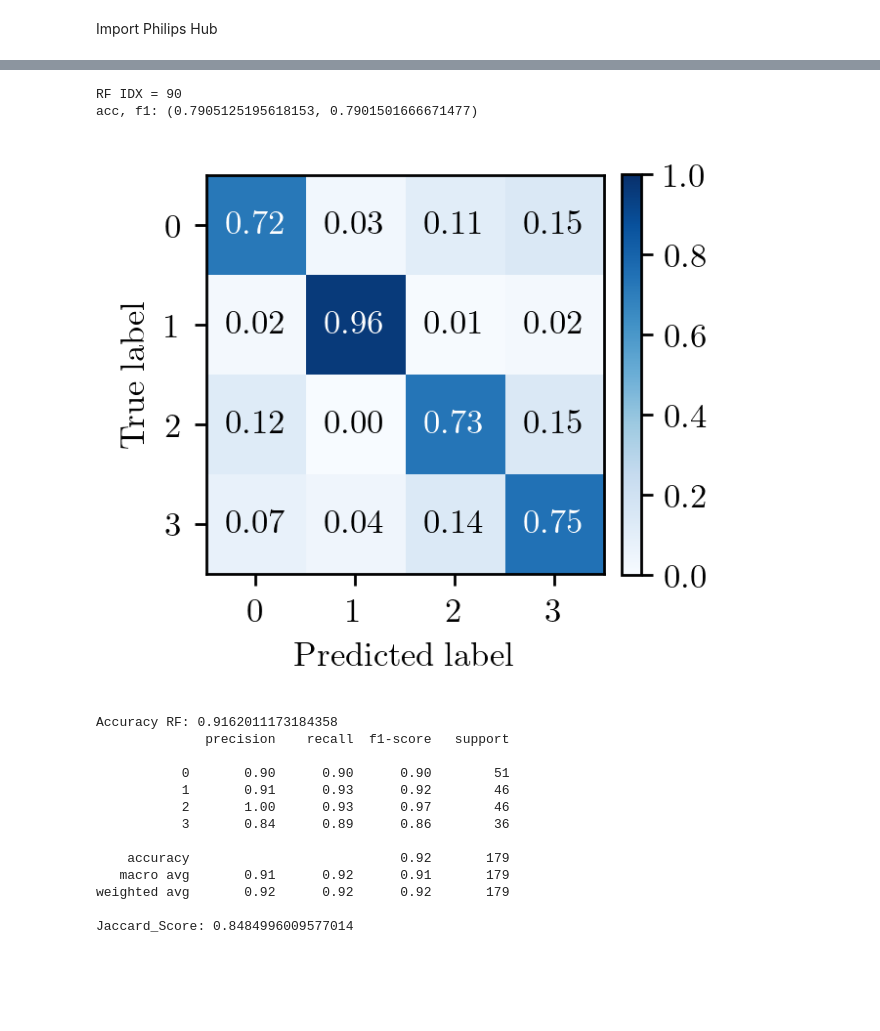
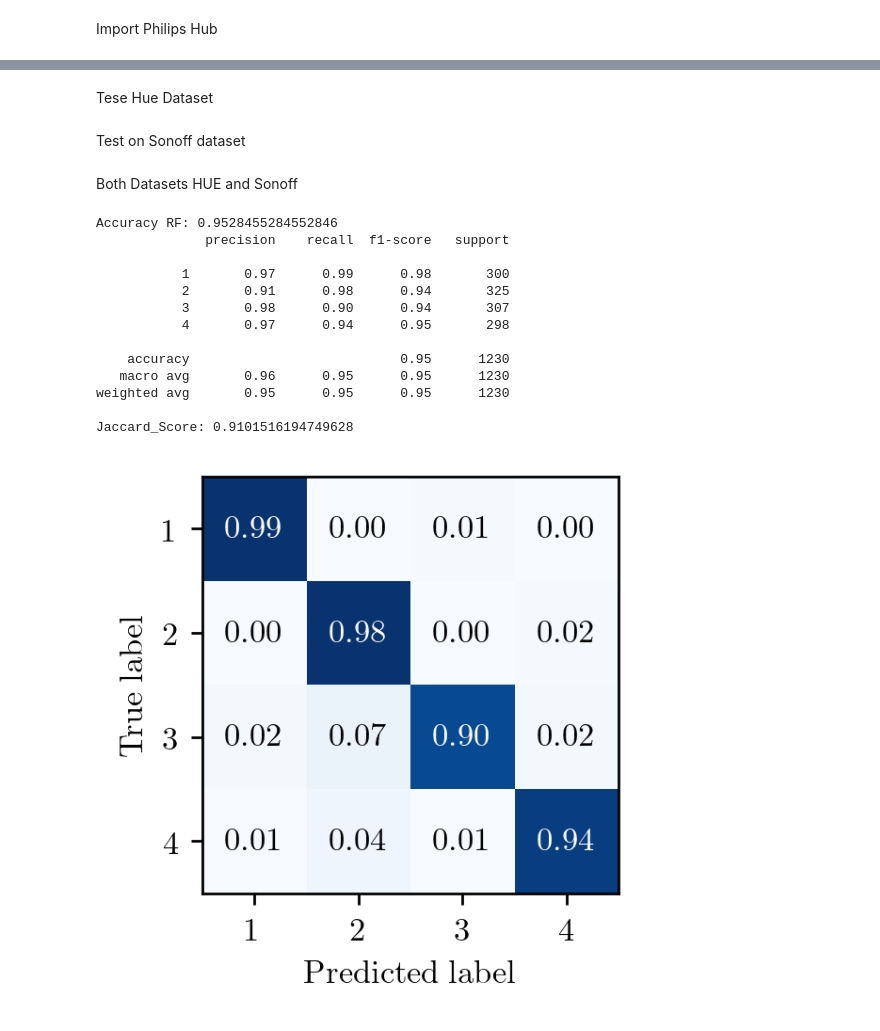
Before and after one commit to antonio-boiano/hass_forensic_component, a Jupyter notebook: ml.ipynb, the cells around one changed output, grey strips where cells are left out. Cells and saved outputs as stored; diff of their text form; code cells hidden in the pictures; blank space fills up the shorter version.

```diff
--- a/ml.ipynb
+++ b/ml.ipynb
@@ -47,6 +47,7 @@ UNLABLED_TRAFFIC = 4
 RND_STATE = 42
 
 DEBUG = 1
+RMV_GATEWAY=1
 # %%
 #Function Definition for Dataset
 
@@ -57,6 +58,8 @@ def data_balance(df,is_over=0):
     from collections import Counter
     train_res = None
     labels = None
+    if is_over is None:
+        return df, df.addr
     if is_over:
         #OverSampling
         resampler = RandomOverSampler(random_state=42)
@@ -268,7 +271,7 @@ Plot Helpers
 # %%
 
 import matplotlib.pyplot as plt
-def plot_confusion_matrix(y_true, y_pred, normalize=False, cmap=plt.cm.Blues, classes=['$\it{True}$','$\it{False}$'],ax=None,fig=None):
+def plot_confusion_matrix(y_true, y_pred, normalize=False, cmap=plt.cm.Blues, classes=['$\it{True}$','$\it{False}$'],ax=None,fig=None, savename='cm'):
 
     """
     Plot confusion matrix.
@@ -292,8 +295,8 @@ def plot_confusion_matrix(y_true, y_pred, normalize=False, cmap=plt.cm.Blues, cl
     im = ax.imshow(cm, interpolation='nearest', cmap=cmap, clim=(0,1))
 
     # Print the side Bar
-    cbar = ax.figure.colorbar(im, ax=ax, fraction=0.046, pad=0.04)
-    cbar.ax.tick_params()
+    #cbar = ax.figure.colorbar(im, ax=ax, fraction=0.046, pad=0.04)
+    #cbar.ax.tick_params()
 
 
     ax.set(xticks=np.arange(cm.shape[1]),
@@ -329,7 +332,7 @@ def plot_confusion_matrix(y_true, y_pred, normalize=False, cmap=plt.cm.Blues, cl
 
     # Make a smaller and tighter version of the plot
     #fig.tight_layout()
-
+    plt.savefig(f"/home/antonio/Documents/Papers Pictures/HomeSniff/{savename}.pdf", format="pdf", bbox_inches='tight')
     plt.show()
 
     return ax
@@ -369,4 +372,5 @@ def plot_feat_bar(feat_importance,ax):
     ax.set_xlabel('$\mathrm{Features\;}$')#, fontsize=14)
 
     #fig.tight_layout()
+
     plt.show()
@@ -564,13 +715,17 @@ df.loc[df.eval("addr==@plug_id"),'addr']=PLG_ID
 df.loc[df.eval("addr==@led_1_id"),'addr']=LED_ID
 df.loc[df.eval("addr==@led_2_id"),'addr']=LED_ID
 
-#df.loc[df.eval("not (addr==@ZB_IOTG_ID or addr==@MT_SNS_ID or addr==@PLG_ID or addr==@LED_ID)"),'addr']=ZB_IOTG_ID
-df=df.query("addr==@ZB_IOTG_ID or addr==@MT_SNS_ID or addr==@PLG_ID or addr==@LED_ID")
+df.loc[df.eval("not (addr==@ZB_IOTG_ID or addr==@MT_SNS_ID or addr==@PLG_ID or addr==@LED_ID)"),'addr']=UNLABLED_TRAFFIC
+if RMV_GATEWAY:
+    df.loc[df.eval("addr==@ZB_IOTG_ID"),'addr']=UNLABLED_TRAFFIC
+    df=df.query("addr==@MT_SNS_ID or addr==@PLG_ID or addr==@LED_ID or  addr==@UNLABLED_TRAFFIC ")
+else: df=df.query("addr==@ZB_IOTG_ID or addr==@MT_SNS_ID or addr==@PLG_ID or addr==@LED_ID or addr==@UNLABLED_TRAFFIC")
+#df=df.query("addr==@MT_SNS_ID or addr==@PLG_ID or addr==@LED_ID")
 
 if DEBUG: print(df['addr'].value_counts())
 
 #Prepare Dataset for ML
-train_df_hue , labels_hue = data_balance(df)
+train_df_hue , labels_hue = data_balance(df,1)
 
 
 train_df_hue = feat_select(train_df_hue ,train_df_sonoff.columns)
@@ -725,0 +839,2 @@ Jaccard_Score: 0.9685098020570849
+# %% [markdown]
+Tese Hue Dataset
@@ -725,0 +862,2 @@ Jaccard_Score: 0.9685098020570849
+# %% [markdown]
+Test on Sonoff dataset
@@ -726,13 +884,18 @@ Jaccard_Score: 0.9685098020570849
+# %% [markdown]
+Both Datasets HUE and Sonoff
 # %%
 train_df = pd.concat([train_df_hue,train_df_sonoff])
 labels = pd.concat([labels_hue, labels_sonoff])
 
+labels = labels.astype(int)
+
+
 train_features, test_features, train_labels, test_labels = train_test_split(train_df, labels, test_size = 0.25, random_state = 42)
 
-index_rf = 90 #9 #90
+index_rf = 61 #9 #90 #84
 
 # Solve Optimization IDX process
-#index_rf=find_idx_RF(train_df , labels, use_k_fold=False)
+#index_rf=find_idx_RF(train_df , labels, use_k_fold=True,k_fold_split=4)
 
 if DEBUG: print(f"RF IDX = {index_rf}")
 
@@ -744,51 +907,49 @@ model.fit(train_features, train_labels)
 print("acc, f1:",kfold_stats(train_df,labels,model,k_fold=10))
 
 
-actual_classes, predicted_classes, predicted_proba = kfold_predict(train_df,labels,model,k_fold=10)
+actual_classes, predicted_classes, predicted_proba = kfold_predict(train_df,labels,model,k_fold=5)
 
 fig, ax = plt.subplots(figsize=(2.3,2.3),dpi=250)
 
-plot_confusion_matrix(actual_classes,predicted_classes, normalize=True, classes=model.classes_ ,ax=ax,fig=fig)
+plot_confusion_matrix(actual_classes,predicted_classes, normalize=True, classes=model.classes_ ,ax=ax,fig=fig ,savename='mix')
 
 ## Predicted probabilities
 
 pred_prob=model.predict_proba(test_features)
 
 predictions = model.predict(test_features)
 
 
 
 # Use the forest's predict method on the test data
 print("Accuracy RF:", metrics.accuracy_score(test_labels, predictions))
 print(classification_report(test_labels, predictions))
 print("Jaccard_Score:", jaccard_score(test_labels, predictions, average='weighted'))
 
 
 fig, ax = plt.subplots(figsize=(2.3, 2.3),dpi=250)
 
-plot_confusion_matrix(test_labels,predictions, normalize=True, classes=model.classes_ ,ax=ax,fig=fig)
+plot_confusion_matrix(test_labels,predictions, normalize=True, classes=model.classes_ ,ax=ax,fig=fig, savename='good')
 
 
 ##Feature Importance
 fig, ax = plt.subplots(figsize=(3.3, 2.3),dpi=250)
 
 feat_importance=list(zip(train_features, model.feature_importances_))
 
 plot_feat_bar(feat_importance,ax)
 # %% [output]
-RF IDX = 90
-acc, f1: (0.7905125195618153, 0.7901501666671477)
+Accuracy RF: 0.9528455284552846
+              precision    recall  f1-score   support
+
+           1       0.97      0.99      0.98       300
+           2       0.91      0.98      0.94       325
+           3       0.98      0.90      0.94       307
+           4       0.97      0.94      0.95       298
+
+    accuracy                           0.95      1230
+   macro avg       0.96      0.95      0.95      1230
+weighted avg       0.95      0.95      0.95      1230
+
+Jaccard_Score: 0.9101516194749628
-[figure, old version]
+[figure, new version]
-Accuracy RF: 0.9162011173184358
-              precision    recall  f1-score   support
-
-           0       0.90      0.90      0.90        51
-           1       0.91      0.93      0.92        46
-           2       1.00      0.93      0.97        46
-           3       0.84      0.89      0.86        36
-
-    accuracy                           0.92       179
-   macro avg       0.91      0.92      0.91       179
-weighted avg       0.92      0.92      0.92       179
-
-Jaccard_Score: 0.8484996009577014
```
Also changed, not shown: parts of 15 cells of this notebook, 4 other files.
